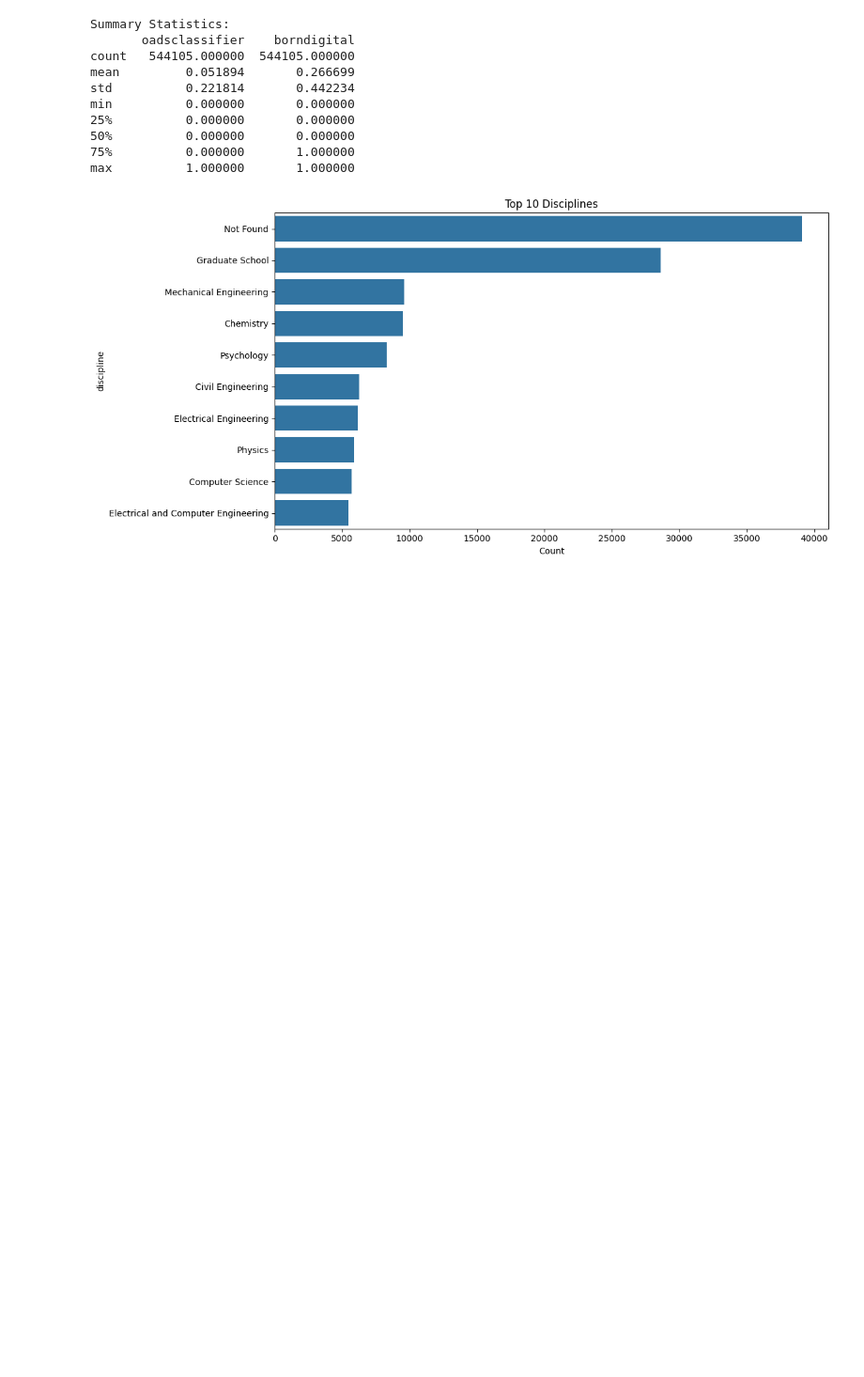
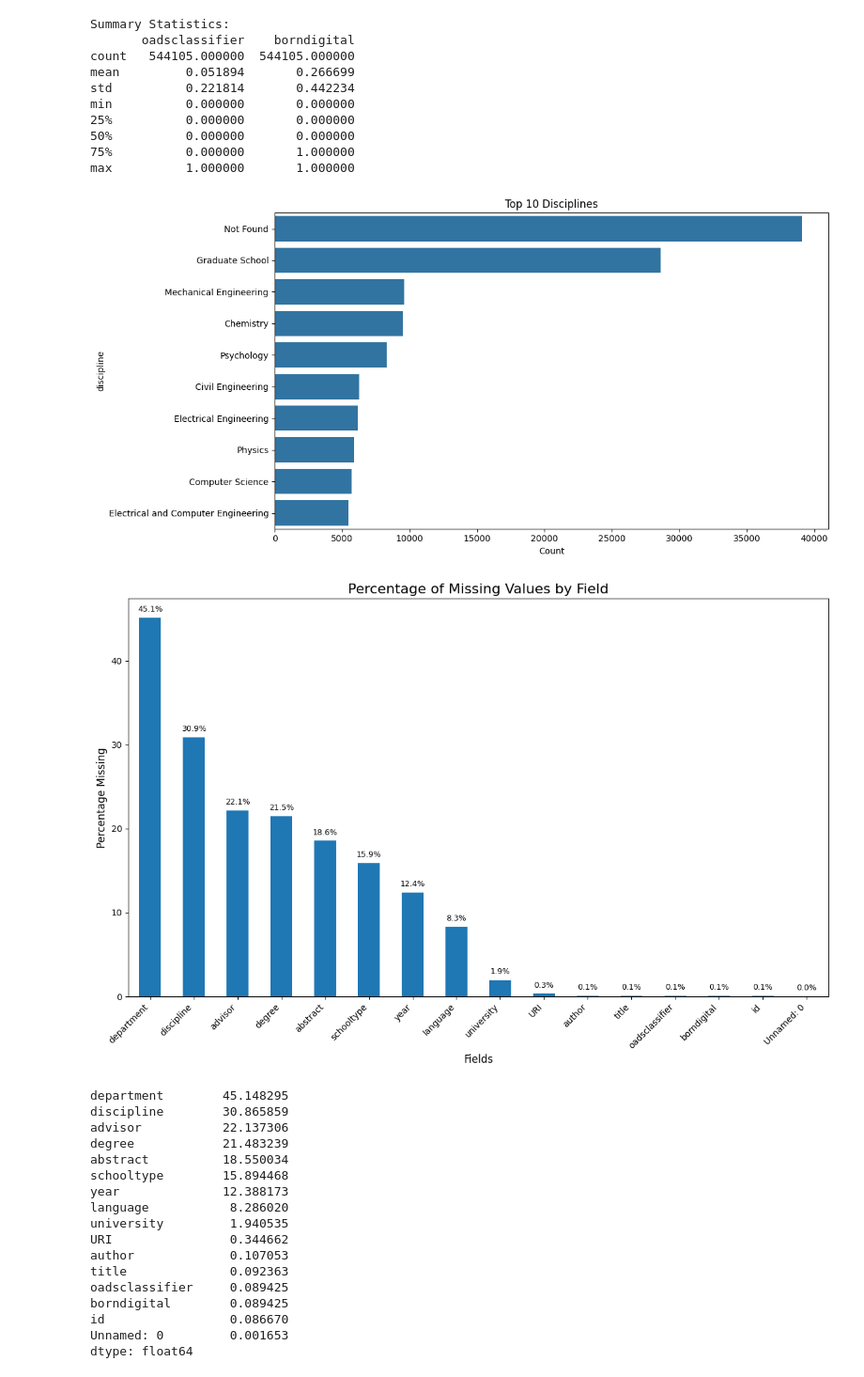
Before and after one commit to tongwu22/ETD, a Jupyter notebook: ETD1.ipynb, the cells around one changed output. Shown at 94% size. Drawn from its saved outputs; the diff is of its cells as text; code cells hidden in the pictures; blank space fills up the shorter version.

```diff
--- a/ETD1.ipynb
+++ b/ETD1.ipynb
@@ -89,3 +89,52 @@ min          0.000000       0.000000
 75%          0.000000       1.000000
 max          1.000000       1.000000
 [figure]
+# %%
+import pandas as pd
+import matplotlib.pyplot as plt
+
+# Assuming df is your dataframe
+# Calculate percentage of missing values
+missing_percentage = (df.isnull().sum() / len(df)) * 100
+
+# Sort the missing percentages in descending order
+missing_percentage_sorted = missing_percentage.sort_values(ascending=False)
+
+# Create the bar chart
+plt.figure(figsize=(12, 8))
+missing_percentage_sorted.plot(kind='bar')
+
+plt.title('Percentage of Missing Values by Field', fontsize=16)
+plt.ylabel('Percentage Missing', fontsize=12)
+plt.xlabel('Fields', fontsize=12)
+plt.xticks(rotation=45, ha='right', fontsize=10)
+plt.yticks(fontsize=10)
+
+# Add percentage labels on top of each bar
+for i, v in enumerate(missing_percentage_sorted):
+    plt.text(i, v + 0.5, f'{v:.1f}%', ha='center', va='bottom', fontsize=9)
+
+plt.tight_layout()
+plt.show()
+
+# Print the percentages
+print(missing_percentage_sorted)
+# %% [output]
+[figure, added]
+department        45.148295
+discipline        30.865859
+advisor           22.137306
+degree            21.483239
+abstract          18.550034
+schooltype        15.894468
+year              12.388173
+language           8.286020
+university         1.940535
+URI                0.344662
+author             0.107053
+title              0.092363
+oadsclassifier     0.089425
+borndigital        0.089425
+id                 0.086670
+Unnamed: 0         0.001653
+dtype: float64
```
Also changed, not shown: parts of 8 cells of this notebook.
